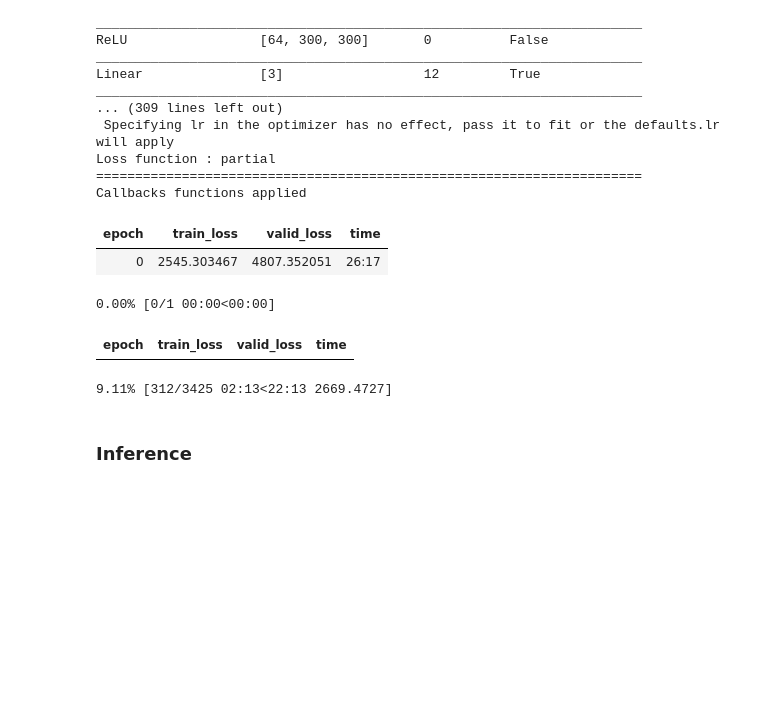
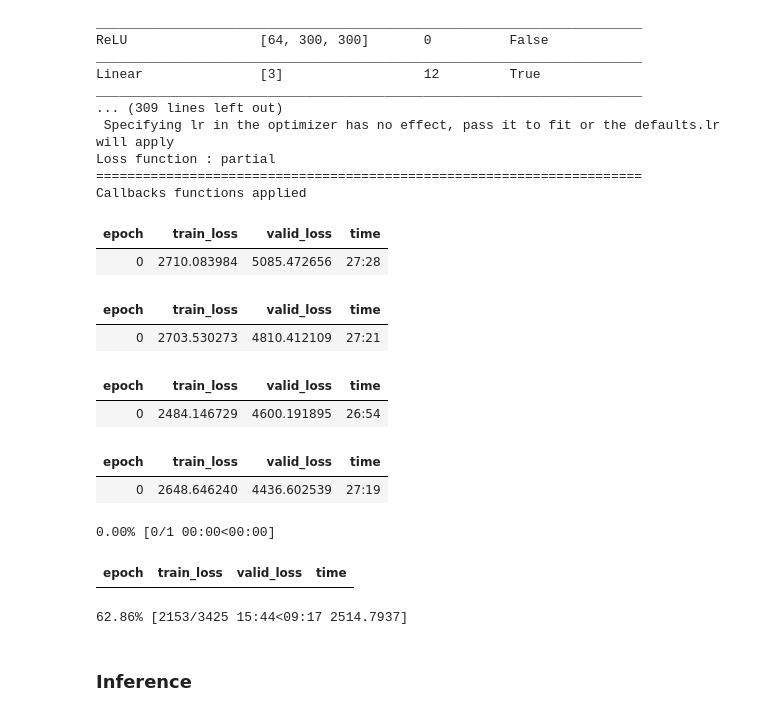
Before and after one commit to lanhhv84/FastAI-SSD, a Jupyter notebook: ssd_coco.ipynb, the cells around one changed output. Drawn from its saved outputs; the diff is of its cells as text; code cells hidden in the pictures; blank space fills up the shorter version.

```diff
--- a/ssd_coco.ipynb
+++ b/ssd_coco.ipynb
@@ -564,14 +563,20 @@ Loss function : partial
 Callbacks functions applied
 # %%
 for i in range(10):
-    learn.fit(1) # 9500
+    learn.fit(1, lr=1e-3, wd=0.0005) # 9500
     learn.save(path/'_weight_{}.bin'.format(i))
 # %% [output]
 | epoch | train_loss | valid_loss | time |
-| 0 | 2545.303467 | 4807.352051 | 26:17 |
+| 0 | 2710.083984 | 5085.472656 | 27:28 |
+| epoch | train_loss | valid_loss | time |
+| 0 | 2703.530273 | 4810.412109 | 27:21 |
+| epoch | train_loss | valid_loss | time |
+| 0 | 2484.146729 | 4600.191895 | 26:54 |
+| epoch | train_loss | valid_loss | time |
+| 0 | 2648.646240 | 4436.602539 | 27:19 |
 0.00% [0/1 00:00<00:00]
-| epoch | train_loss | valid_loss | time |
+| epoch | train_loss | valid_loss | time |
-9.11% [312/3425 02:13<22:13 2669.4727]
+62.86% [2153/3425 15:44<09:17 2514.7937]
 # %%
 batch = next(iter(data.train_dl))
 # %% [markdown]
```
Also changed, not shown: parts of 5 cells of this notebook, 1 other file.
